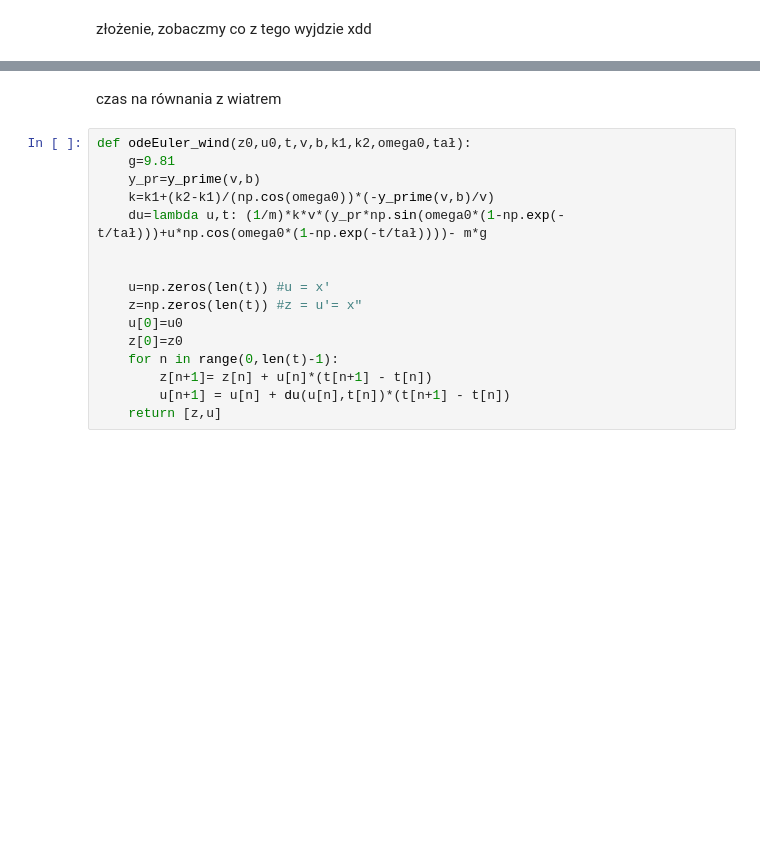
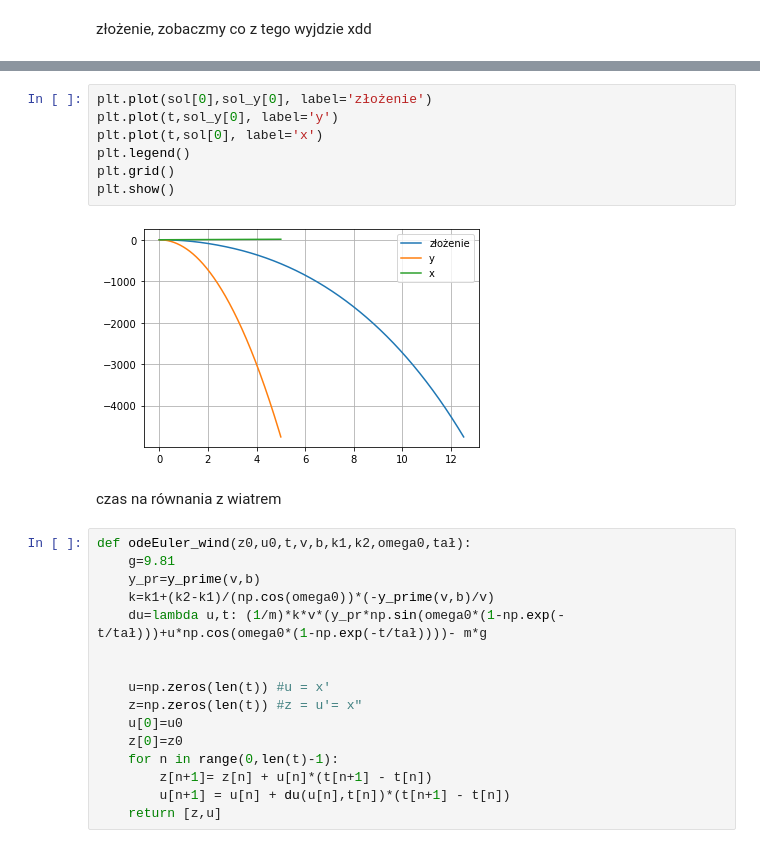
Before and after one commit to maggszy/rownania_rozniczkowe, a Jupyter notebook: rownaniarozniczkowe.ipynb, the cells around one changed output, grey strips where cells are left out. Cells and saved outputs as stored; diff of their text form; blank space fills up the shorter version.

```diff
--- a/rownaniarozniczkowe.ipynb
+++ b/rownaniarozniczkowe.ipynb
@@ -201,3 +243,12 @@ plt.show()
+# %%
+plt.plot(sol[0],sol_y[0], label='złożenie')
+plt.plot(t,sol_y[0], label='y')
+plt.plot(t,sol[0], label='x')
+plt.legend()
+plt.grid()
+plt.show()
+# %% [output]
+[figure, added]
 # %% [markdown]
 czas na równania z wiatrem
 # %%
```
Also changed, not shown: parts of 21 cells of this notebook, 11 other files.
